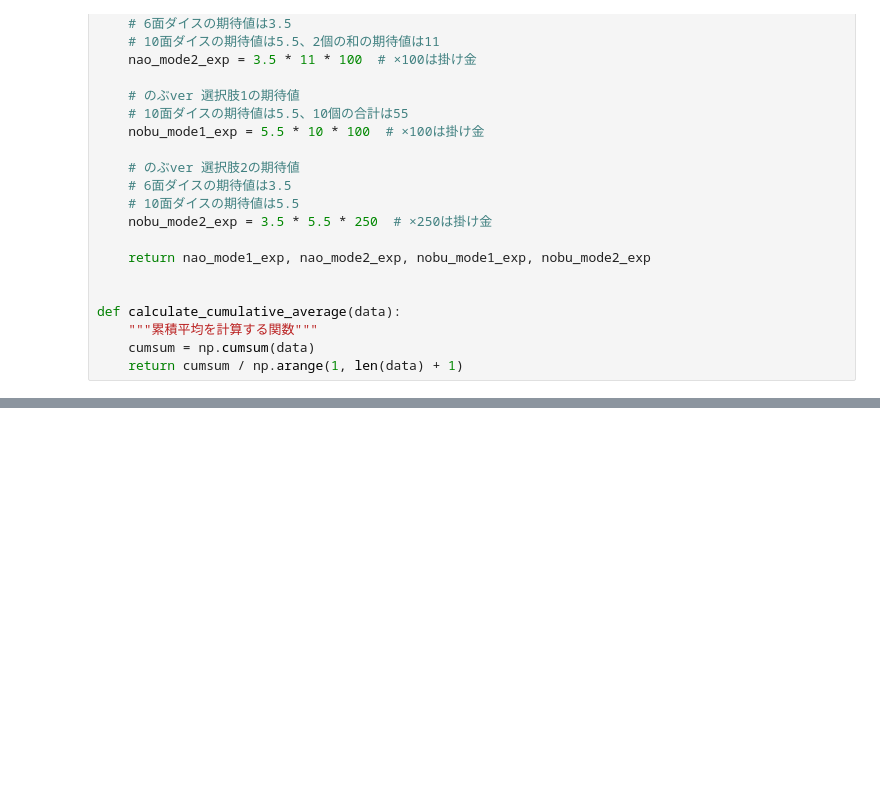
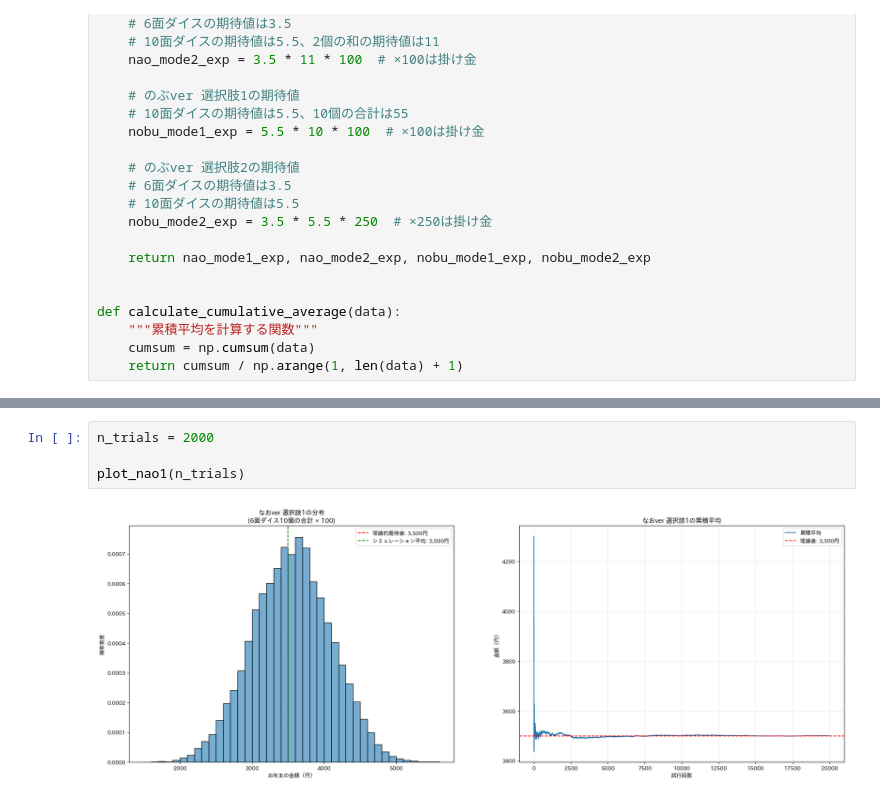
Before and after one commit to kigasudayooo/temporary_analysis, a Jupyter notebook: newyear/notebook/exp_otoshidama.ipynb, the cells around one changed output, grey strips where cells are left out. Saved outputs shown, nothing was run; the diff lists cells and outputs as text; blank space fills up the shorter version.

```diff
--- a/newyear/notebook/exp_otoshidama.ipynb
+++ b/newyear/notebook/exp_otoshidama.ipynb
@@ -336,0 +337,6 @@ plot_nobu1(n_trials)
+# %%
+n_trials = 2000
+
+plot_nao1(n_trials)
+# %% [output]
+[figure, added]
```
Also changed, not shown: parts of 2 cells of this notebook.
